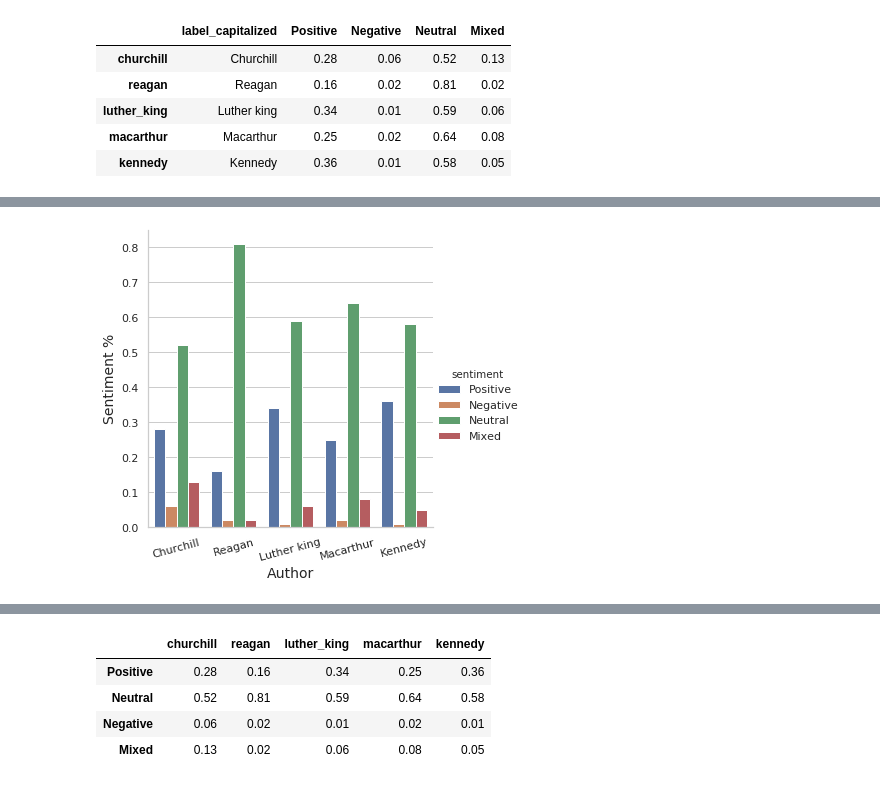
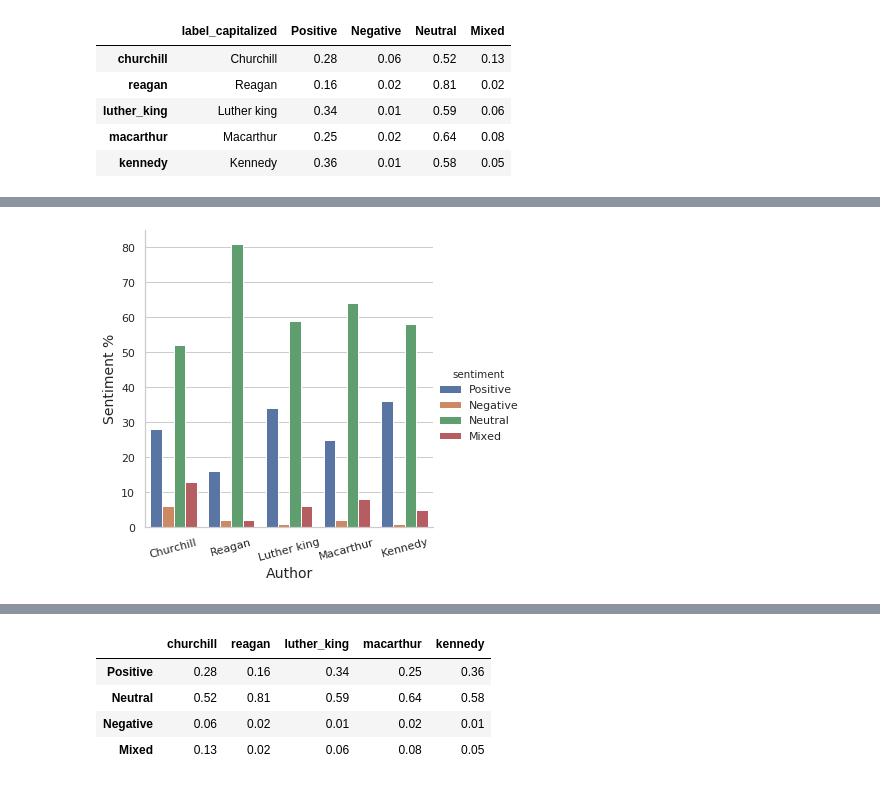
Before and after one commit to GabrielSGoncalves/nlp_aws, a Jupyter notebook: NLP_with_AWS_services.ipynb, the cells around one changed output, grey strips where cells are left out. Drawn from its saved outputs; the diff is of its cells as text; code cells hidden in the pictures.

Commit message:
Fixed block on radar plots

```diff
--- a/NLP_with_AWS_services.ipynb
+++ b/NLP_with_AWS_services.ipynb
@@ -522,5 +526,3 @@ df_sentiment
 | luther_king | Luther king | 0.34 | 0.01 | 0.59 | 0.06 |
 | macarthur | Macarthur | 0.25 | 0.02 | 0.64 | 0.08 |
 | kennedy | Kennedy | 0.36 | 0.01 | 0.58 | 0.05 |
-# %%
-df_sentiment['author'] = df_sentiment.label_capitalized
@@ -529,3 +529,4 @@ AttributeError: 'DataFrame' object has no attribute 'label_capitalized'
 # %%
 # Fazer o melt do Dataframe com os resultados para facilitar a visualização
-df_melt = pd.melt(df_sentiment, id_vars="label_capitalized", var_name="sentiment", value_name="sentiment rate")
+df_melt = pd.melt(df_sentiment, id_vars="label_capitalized", var_name="sentiment", value_name="sentiment_rate")
+df_melt
@@ -551,0 +551,3 @@ df_melt
+# %%
+df_melt['sentiment_percentage'] = df_melt.sentiment_rate * 100
+df_melt
@@ -552,15 +572,15 @@ df_melt
 # %%
 # Barplot for the results
 #sns.set(style="whitegrid")
 #ax = sns.barplot(y='label_capitalized', x='similarity_perc',
 #                 data=df_audio, orient='h')
 
-sns_plot = sns.factorplot(x='label_capitalized', y='sentiment rate', hue='sentiment', data=df_melt, kind='bar')
+sns_plot = sns.factorplot(x='label_capitalized', y='sentiment_percentage', hue='sentiment', data=df_melt, kind='bar')
 sns_plot.set_xticklabels(rotation=15)
 sns_plot.set_xlabels('Author', fontsize=14)
 sns_plot.set_ylabels('Sentiment %', fontsize=14)
 sns_plot.set_titles('Sentiment Analysis')
 sns_plot.savefig("barplot.png", dpi=600, orientation ='landscape', bbox_inches='tight')
 #ax.figure.savefig("similarity.png", dpi=400)
 # %% [output]
-[figure, old version]
+[figure, new version]
```
Also changed, not shown: parts of 46 cells of this notebook.
